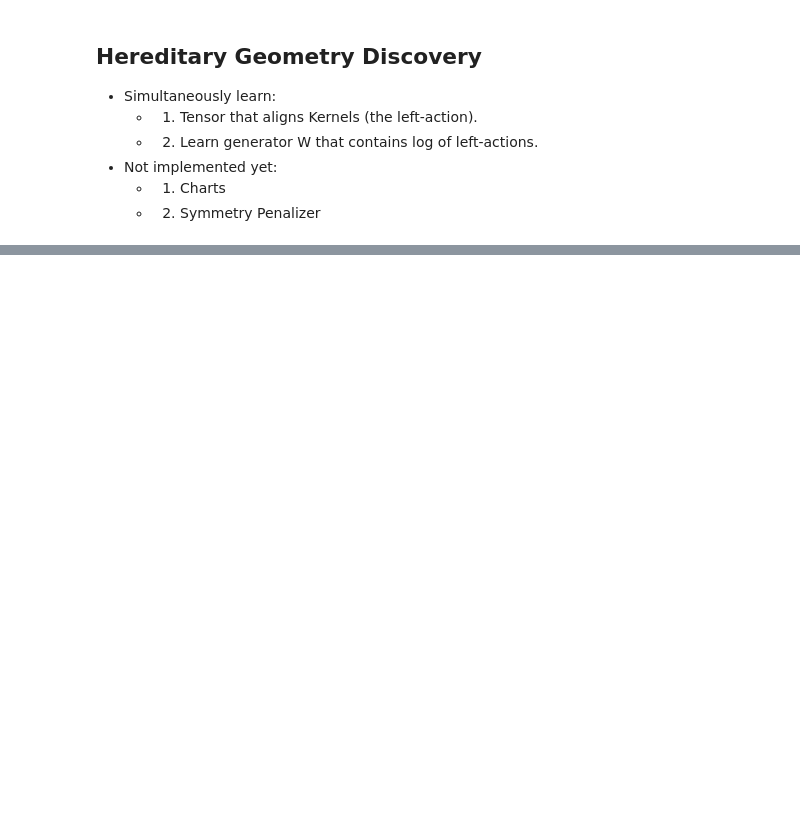
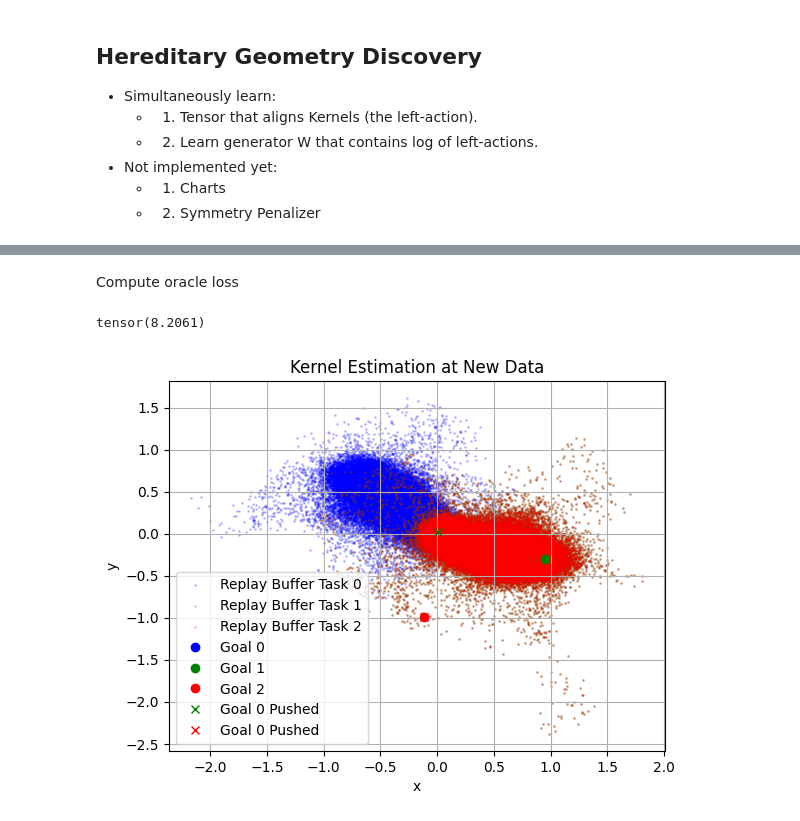
Before and after one commit to PaulNitschke/geo_meta_rl, a Jupyter notebook: step_2_hereditary_geometry_discovery.ipynb, the cells around one changed output, grey strips where cells are left out. Drawn from its saved outputs; the diff is of its cells as text; code cells hidden in the pictures; blank space fills up the shorter version.

```diff
--- a/step_2_hereditary_geometry_discovery.ipynb
+++ b/step_2_hereditary_geometry_discovery.ipynb
@@ -69,0 +98,2 @@ RuntimeError: Can't call numpy() on Tensor that requires grad. Use tensor.detach
+# %% [markdown]
+Compute oracle loss
@@ -69,0 +124,32 @@ RuntimeError: Can't call numpy() on Tensor that requires grad. Use tensor.detach
+# %%
+oracle_lgs=torch.stack([R_21, R_31],dim=0)
+oracle_lgs.shape
+
+her_geo_dis.evalute_left_actions(lgs=oracle_lgs, idx_task_base=0, track_loss=False)
+# %% [output]
+tensor(8.2061)
+# %%
+goal_0_pushed=torch.einsum("Nnm,m->Nn", her_geo_dis.lgs, train_goal_locations[0]["goal"]).detach().numpy()  # shape (n_tasks-1, b, n)
+
+
+plt.scatter(ps_task_0[:, 0], ps_task_0[:, 1], label='Replay Buffer Task 0', s=1, alpha=0.2, c="blue")
+plt.scatter(ps_task_1[:, 0], ps_task_1[:, 1], label='Replay Buffer Task 1', s=1, alpha=0.2, c="green")
+plt.scatter(ps_task_2[:, 0], ps_task_2[:, 1], label='Replay Buffer Task 2', s=1, alpha=0.2, c="red")
+
+plt.plot(train_goal_locations[0]["goal"][0], train_goal_locations[0]["goal"][1], 'bo', label='Goal 0')
+plt.plot(train_goal_locations[1]["goal"][0], train_goal_locations[1]["goal"][1], 'go', label='Goal 1')
+plt.plot(train_goal_locations[2]["goal"][0], train_goal_locations[2]["goal"][1], 'ro', label='Goal 2')
+
+plt.plot(goal_0_pushed[0,0], goal_0_pushed[0,1], "gx",label='Goal 0 Pushed', linewidth=50)
+plt.plot(goal_0_pushed[1,0], goal_0_pushed[1,1], "rx",label='Goal 0 Pushed')
+
+# plt.xlim(-1.5, 1.5)
+# plt.ylim(-1.5, 1.5)
+plt.xlabel('x')
+plt.ylabel('y')
+plt.legend()
+plt.title('Kernel Estimation at New Data')
+plt.grid()
+plt.show()
+# %% [output]
+[figure, added]
```
Also changed, not shown: parts of 6 cells of this notebook, 15 other files.
